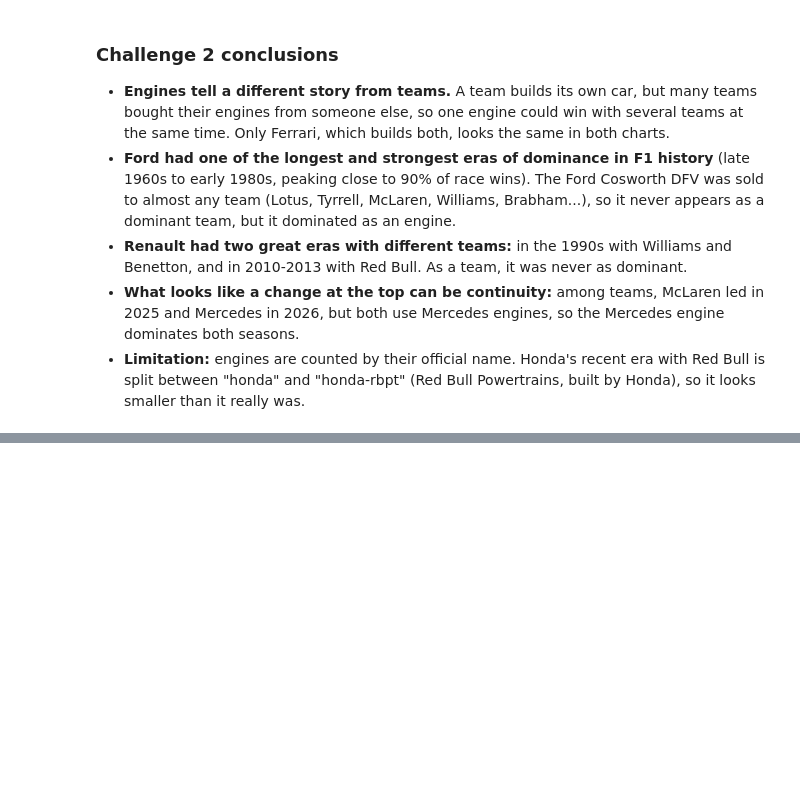
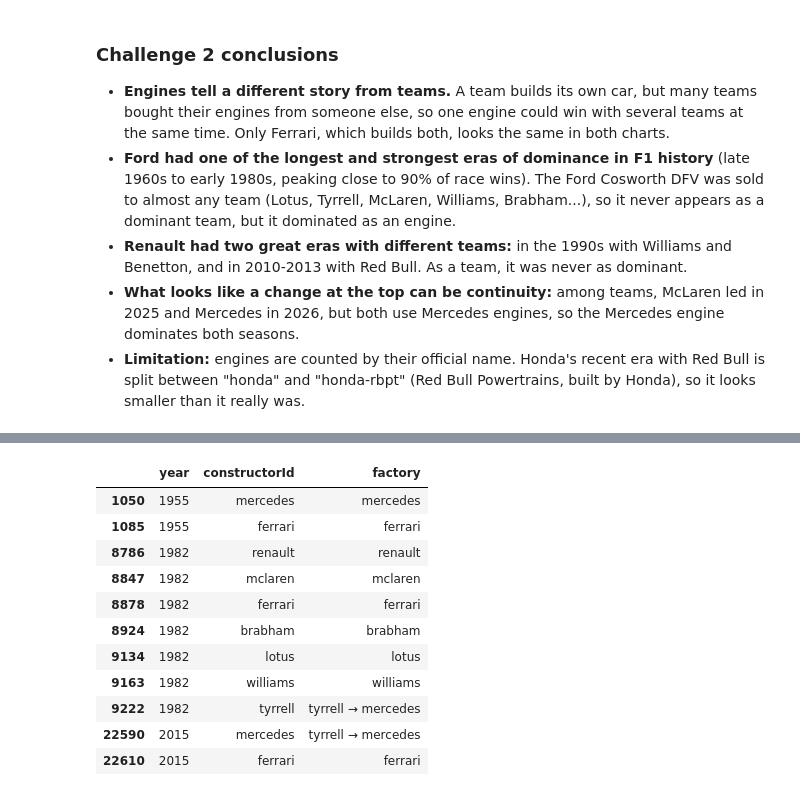
Before and after one commit to AliR-lab/f1-analytics, a Jupyter notebook: notebooks/01_dominant_teams.ipynb, the cells around one changed output, grey strips where cells are left out. Cells and saved outputs as stored; diff of their text form; code cells hidden in the pictures; blank space fills up the shorter version.

```diff
--- a/notebooks/01_dominant_teams.ipynb
+++ b/notebooks/01_dominant_teams.ipynb
@@ -399,0 +426,5 @@ plt.show()
+# %%
+ordered = chronology.sort_values("positionDisplayOrder")
+first_names = ordered.drop_duplicates(subset="parentConstructorId", keep="first")
+last_names = ordered.drop_duplicates(subset="parentConstructorId", keep="last")
+first_names[first_names["parentConstructorId"] == "mercedes"]
@@ -399,0 +448,5 @@ plt.show()
+# %%
+first = first_names.set_index("parentConstructorId")["constructorId"]
+last = last_names.set_index("parentConstructorId")["constructorId"]
+factory_name = first + " → " + last
+factory_name["mercedes"]
@@ -399,0 +455,5 @@ plt.show()
+# %%
+lineage = chronology.copy()
+lineage["factory"] = lineage["parentConstructorId"].map(factory_name)
+lineage = lineage[["constructorId", "yearFrom", "yearTo", "factory"]].drop_duplicates()
+lineage[lineage["constructorId"] == "toro-rosso"]
@@ -399,0 +488,17 @@ plt.show()
+# %%
+factory_wins = race_wins.copy()
+factory_wins["factory"] = factory_wins["raceId"].map(matches.set_index("raceId")["factory"]).fillna(factory_wins["constructorId"])
+factory_wins[factory_wins["year"].isin([1955, 1982, 2015])][["year", "constructorId", "factory"]].drop_duplicates()
+# %% [output]
+|  | year | constructorId | factory |
+| 1050 | 1955 | mercedes | mercedes |
+| 1085 | 1955 | ferrari | ferrari |
+| 8786 | 1982 | renault | renault |
+| 8847 | 1982 | mclaren | mclaren |
+| 8878 | 1982 | ferrari | ferrari |
+| 8924 | 1982 | brabham | brabham |
+| 9134 | 1982 | lotus | lotus |
+| 9163 | 1982 | williams | williams |
+| 9222 | 1982 | tyrrell | tyrrell → mercedes |
+| 22590 | 2015 | mercedes | tyrrell → mercedes |
+| 22610 | 2015 | ferrari | ferrari |
```
Also changed, not shown: parts of 16 cells of this notebook, 1 other file.
